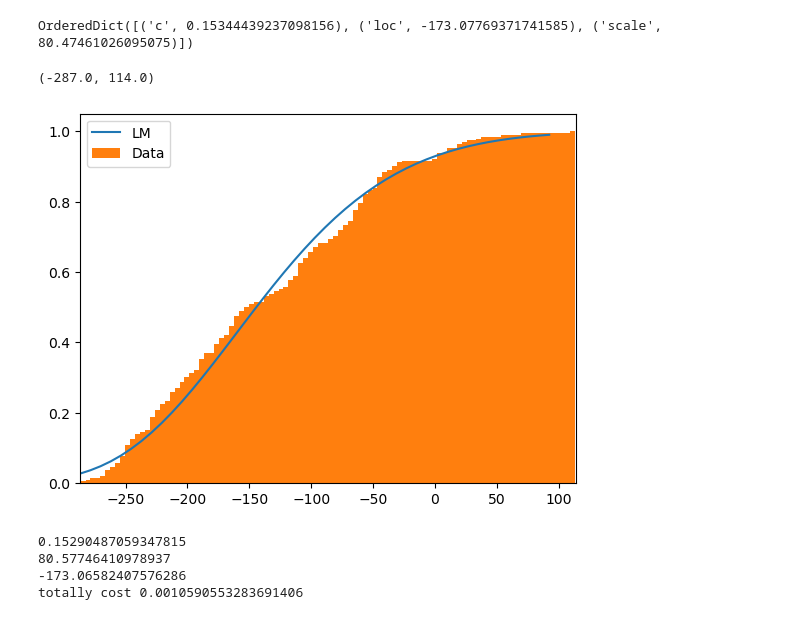
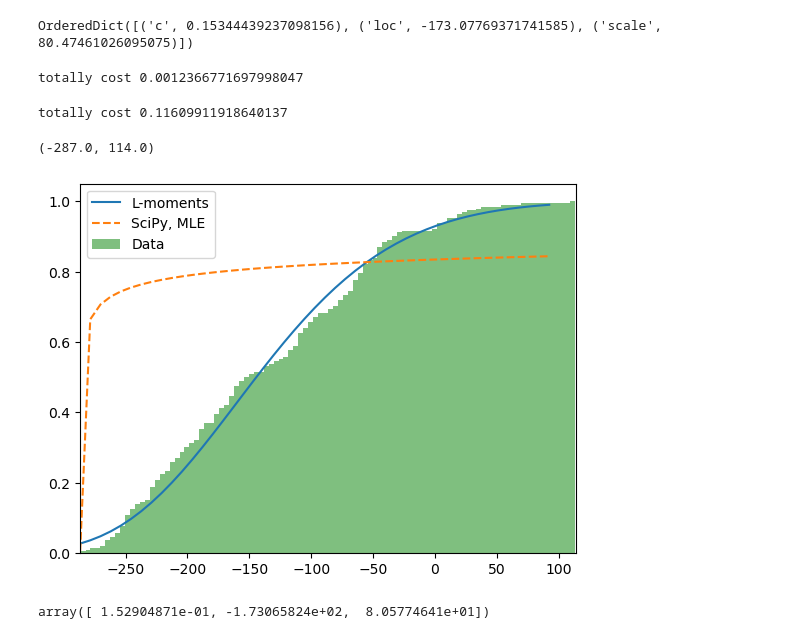
Before and after one commit to zyzh2002/risk_evaluation, a Jupyter notebook: scripts/calc/analyze/aglorithm.ipynb, the cells around one changed output. Drawn from its saved outputs; the diff is of its cells as text; code cells hidden in the pictures.

```diff
--- a/scripts/calc/analyze/aglorithm.ipynb
+++ b/scripts/calc/analyze/aglorithm.ipynb
@@ -68,35 +69,36 @@ OrderedDict([('c', 0.15344439237098156), ('loc', -173.07769371741585), ('scale',
 # %%
 lm_dist = distr.gev(**lm_gev_para)
 lm_ppf = np.linspace(lm_dist.ppf(0.01),lm_dist.ppf(0.99))
+# %%
+time_start=time.time()
+def get_lm_paras(d_seq):
+    lm_est = lm.lmom_ratios(d_seq,3)
+    kappa = (0.488138*lm_est[2]**1.70839)-(1.7631*lm_est[2]**0.981824)+0.285706
+    alpha = (1.023602813*lm_est[2]**1.8850974-2.95087636*lm_est[2]**1.195591244+1.759614982)*lm_est[1]
+    zeta = (-0.0937*lm_est[2]**4-0.2198*lm_est[2]**3+1.407*lm_est[2]**2-1.4825*lm_est[2]-0.6205)*lm_est[1]+lm_est[0]
+    return [kappa,zeta,alpha]
+
+lm_para=get_lm_paras(d_seq)
+time_end=time.time()
+print('totally cost',time_end-time_start)
+# %% [output]
+totally cost 0.0012366771697998047
+# %%
+time_start=time.time()
+mle_paras = sp.stats.genextreme.fit(d_seq)
+time_end=time.time()
+print('totally cost',time_end-time_start)
+# %% [output]
+totally cost 0.11609911918640137
 # %%
-plt.plot(lm_ppf,lm_dist.cdf(lm_ppf),label="LM")
-plt.hist(d_seq,bins=100,density=True,label="Data",cumulative=True)
+plt.plot(lm_ppf,lm_dist.cdf(lm_ppf),label="L-moments")
+plt.plot(lm_ppf,sp.stats.genextreme.cdf(lm_ppf,*mle_paras),label="SciPy, MLE",linestyle="--")
+plt.hist(d_seq,bins=100,density=True,label="Data",cumulative=True,color="green",alpha=0.5)
 plt.legend()
 plt.xlim(-287,114)
-#plt.ylim(0,0.1)
 # %% [output]
 (-287.0, 114.0)
-[figure, old version]
+[figure, new version]
-# %%
-time_start=time.time()
-def get_lm_paras(d_seq):
-    lm_est = lm.lmom_ratios(d_seq,3)
-    kappa = (0.488138*lm_est[2]**1.70839)-(1.7631*lm_est[2]**0.981824)+0.285706
-    print(kappa)
-    alpha = (1.023602813*lm_est[2]**1.8850974-2.95087636*lm_est[2]**1.195591244+1.759614982)*lm_est[1]
-    print(alpha)
-    zeta = (-0.0937*lm_est[2]**4-0.2198*lm_est[2]**3+1.407*lm_est[2]**2-1.4825*lm_est[2]-0.6205)*lm_est[1]+lm_est[0]
-    print(zeta)
-    return [kappa,zeta,alpha]
-
-lm_para=get_lm_paras(d_seq)
-time_end=time.time()
-print('totally cost',time_end-time_start)
-# %% [output]
-0.15290487059347815
-80.57746410978937
--173.06582407576286
-totally cost 0.0010590553283691406
 # %%
 def samlmusmall(x, nmom=5):
     try:
@@ -189,0 +192,4 @@ lm_est = samlmusmall(d_frame,3)
+# %%
+gev_paras[:,500,500]
+# %% [output]
+array([ 1.52904871e-01, -1.73065824e+02,  8.05774641e+01])
```
Also changed, not shown: parts of 11 cells of this notebook, 2 other files.
